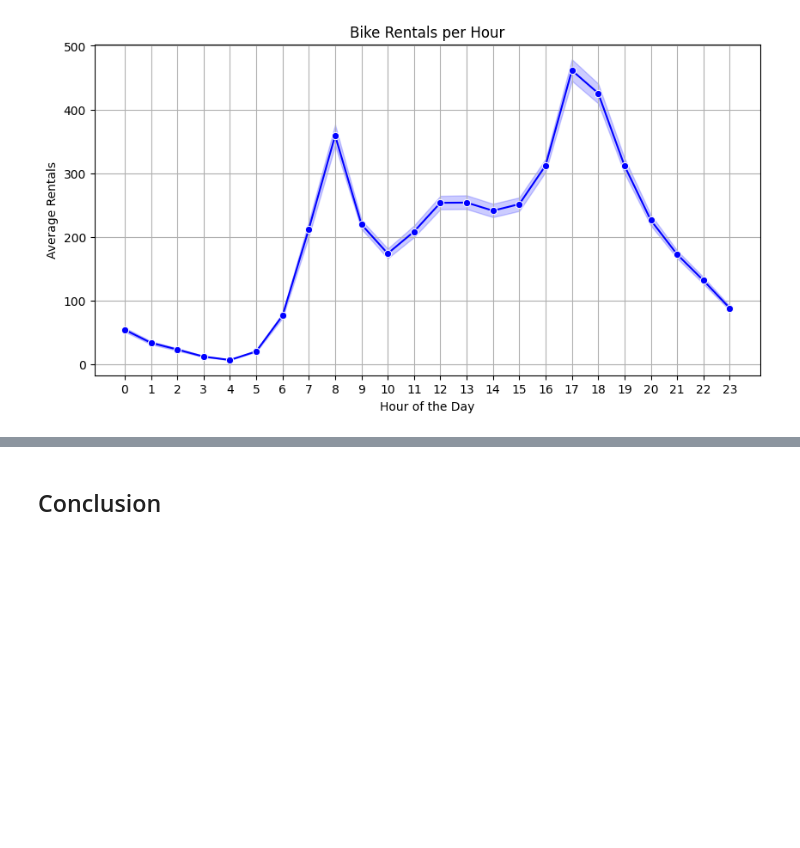
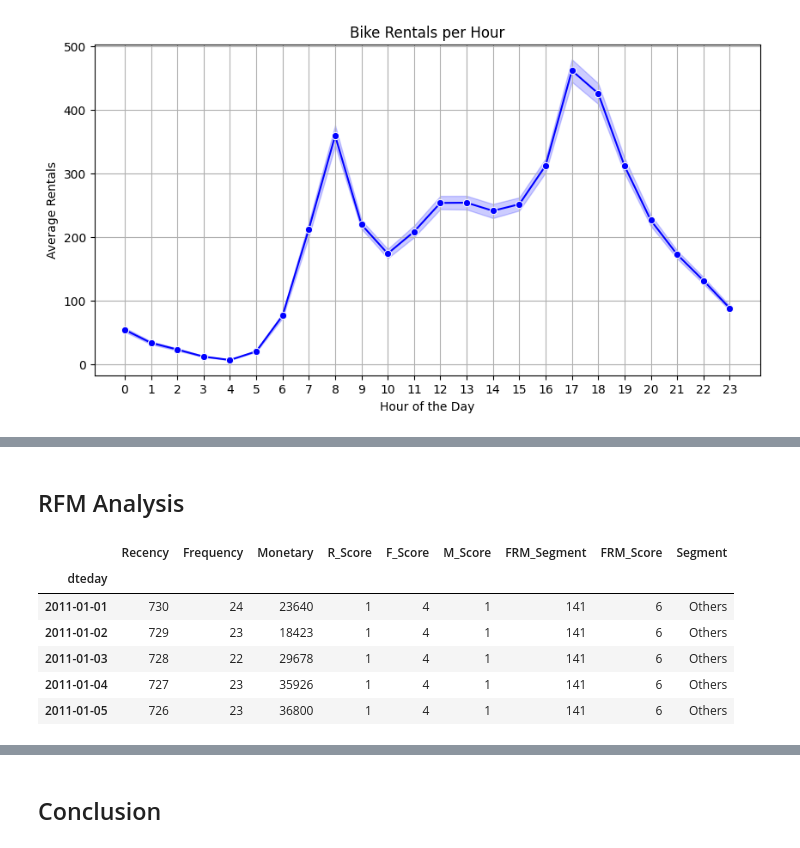
Before and after one commit to KristianEka/dicoding-data-analysis-python, a Jupyter notebook: Proyek_Analisis_Data.ipynb, the cells around one changed output, grey strips where cells are left out. Saved outputs shown, nothing was run; the diff lists cells and outputs as text; code cells hidden in the pictures; blank space fills up the shorter version.

```diff
--- a/Proyek_Analisis_Data.ipynb
+++ b/Proyek_Analisis_Data.ipynb
@@ -671,0 +712,34 @@ plt.show()
+# %% [markdown]
+## RFM Analysis
+# %%
+frm_df = main_data_df.groupby('dteday').agg(
+    Recency=('dteday', lambda x: (main_data_df['dteday'].max() - x.max()).days),
+    Frequency=('dteday', 'count'),
+    Monetary=('cnt_daily', 'sum')
+)
+
+frm_df['R_Score'] = pd.qcut(frm_df['Recency'], q=4, labels=[4, 3, 2, 1])
+frm_df['F_Score'] = pd.cut(frm_df['Frequency'], bins=4, labels=[1, 2, 3, 4], duplicates='drop')
+frm_df['M_Score'] = pd.qcut(frm_df['Monetary'], q=4, labels=[1, 2, 3, 4])
+
+frm_df['FRM_Segment'] = frm_df['R_Score'].astype(str) + frm_df['F_Score'].astype(str) + frm_df['M_Score'].astype(str)
+frm_df['FRM_Score'] = frm_df[['R_Score', 'F_Score', 'M_Score']].sum(axis=1)
+
+segments = {
+    (4, 4, 4): 'Peak Days',
+    (4, 4, 3): 'High Usage Days',
+    (3, 4, 4): 'Growing Usage',
+    (2, 4, 4): 'Stable Usage',
+    (1, 3, 3): 'Declining Usage',
+    (1, 1, 1): 'Low Usage Days'
+}
+frm_df['Segment'] = frm_df[['R_Score', 'F_Score', 'M_Score']].apply(lambda row: segments.get(tuple(row), 'Others'), axis=1)
+frm_df.head()
+# %% [output]
+|  | Recency | Frequency | Monetary | R_Score | F_Score | M_Score | FRM_Segment | FRM_Score | Segment |
+| dteday |  |  |  |  |  |  |  |  |  |
+| 2011-01-01 | 730 | 24 | 23640 | 1 | 4 | 1 | 141 | 6 | Others |
+| 2011-01-02 | 729 | 23 | 18423 | 1 | 4 | 1 | 141 | 6 | Others |
+| 2011-01-03 | 728 | 22 | 29678 | 1 | 4 | 1 | 141 | 6 | Others |
+| 2011-01-04 | 727 | 23 | 35926 | 1 | 4 | 1 | 141 | 6 | Others |
+| 2011-01-05 | 726 | 23 | 36800 | 1 | 4 | 1 | 141 | 6 | Others |
```
Also changed, not shown: parts of 9 cells of this notebook.
